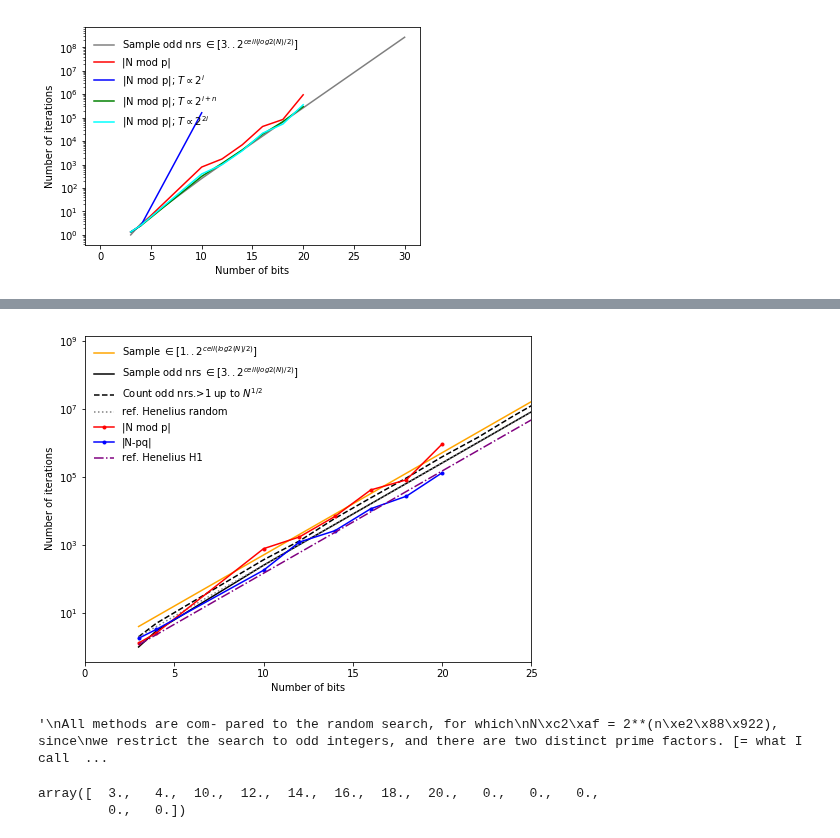
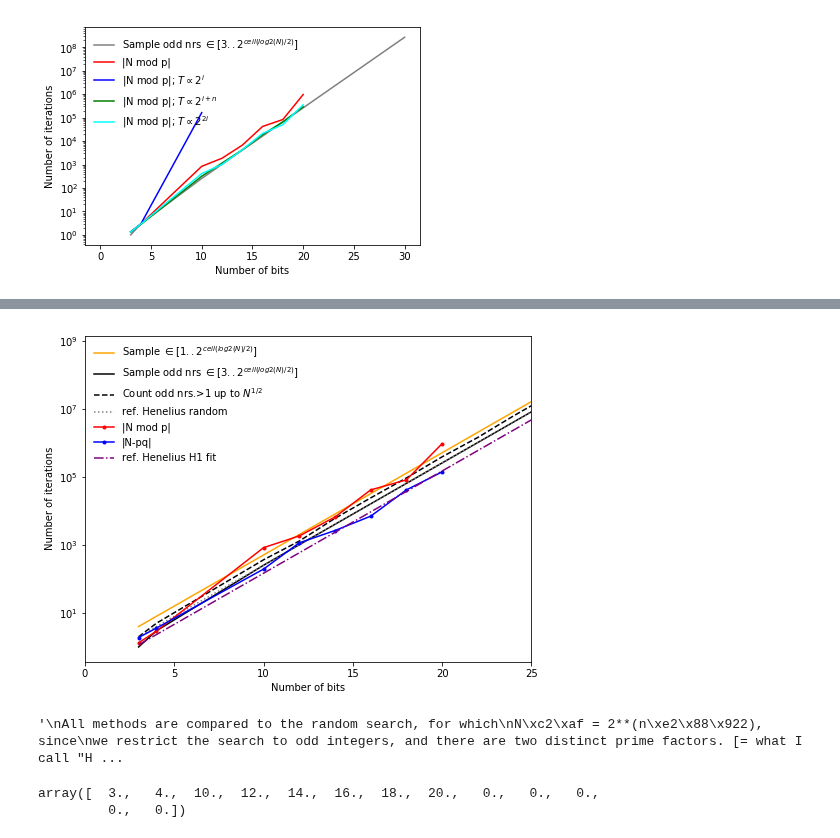
Before and after one commit to lican81/A0_DUT, a Jupyter notebook: GUI/Thomas/sandbox_prime_factorization.ipynb, the cells around one changed output, grey strips where cells are left out. Drawn from its saved outputs; the diff is of its cells as text; code cells hidden in the pictures.

```diff
--- a/GUI/Thomas/sandbox_prime_factorization.ipynb
+++ b/GUI/Thomas/sandbox_prime_factorization.ipynb
@@ -220,10 +220,10 @@ def perform_prime_factorization(problem_and_sol_arr,num_runs = 1000, max_iter =
                 #check whether we accept flip
                 u=random.random()
 
-                if check_prime_found and E_new>0:#this check only needs to be done of E_new>0, otherwise we already know
-                    for prime_factor in [p_new,q_new]:#Note: in principle we should only check the one that has changed!
-                        if (prime_factor>1) and ((N%prime_factor)==0):
-                            prime_found=True
+                if check_prime_found and (E_fun_type>0) and E_new>0:#this check only needs to be done of E_new>0, otherwise we already know
+                    prime_factor=p_new if p_new!=p_old else q_new#Note: in principle we should only check the one that has changed!
+                    if (prime_factor>1) and ((N%prime_factor)==0):
+                        prime_found=True
 
 
                 #T can be bit position dependent if we want.
@@ -715,38 +715,38 @@ Elapsed (after compilation) = 20.021999836
 # %%
 #TODO: errorbars in this loglog plot, code can be found here: https://matplotlib.org/2.0.2/examples/pylab_examples/log_demo.html.
 
 plt.figure(4,figsize=(8,6))
 plt.semilogy(problem_and_sol_arr[:,0],2**(problem_and_sol_arr[:,0])/2.,"orange",label="Sample $\in[1..2^{ceil(log2(N)/2)}]$")
 # ..-1 because 1 is not our prime number
 plt.semilogy(problem_and_sol_arr[:,0],(2**(problem_and_sol_arr[:,0])/2.+1)//2-1,"k",label="Sample odd nrs $\in[3..2^{ceil(log2(N)/2)}]$")
 #plt.semilogy(problem_and_sol_arr[:,0],problem_and_sol_arr[:,-1]**.5,"k--",label=r"Count up to $N^{1/2}$")
 plt.semilogy(problem_and_sol_arr[:,0],np.floor(problem_and_sol_arr[:,-1]**.5+1)//2-1,"k--",label=r"Count odd nrs.>1 up to $N^{1/2}$")
 plt.semilogy(problem_and_sol_arr[:,0],2**(problem_and_sol_arr[:,0]-2),":",color="gray",label=r"ref. Henelius random")
 plt.semilogy(data_arr[:,0],data_arr[:,1],"r.-",label=r"|N mod p|")
 plt.semilogy(data_arr_Eft1[:,0],data_arr_Eft1[:,1],"b.-",label=r"|N-pq|")
-plt.semilogy(problem_and_sol_arr[:,0],0.58*2**(problem_and_sol_arr[:,0]-2),"-.",color="purple",label=r"ref. Henelius H1")
+plt.semilogy(problem_and_sol_arr[:,0],0.58*2**(problem_and_sol_arr[:,0]-2),"-.",color="purple",label=r"ref. Henelius H1 fit")
 leg=plt.legend(loc=0)
 leg.draw_frame(False)
 plt.xlabel("Number of bits")
 plt.ylabel("Number of iterations")
 plt.xlim(0,25)
 #TODO: plot errorbars.
 plt.show()
 
 """
-All methods are com- pared to the random search, for which
+All methods are compared to the random search, for which
 N¯ = 2**(n−2), since
 we restrict the search to odd integers, and there are two distinct prime factors. [= what I call "Henelius random search"]
 --> this only works for the specific case where we know that both prime numbers can be represented using an
     equal amount of bits, which is not always the case!
 
-We notice that all methods rep- resent slight improvements over the random search,
+We notice that all methods represent slight improvements over the random search,
 but no model works better than H1 (absolute value), which scales like 0.58×2n−2 and
 requires about half the number of visited states compared to a random search.
 """
 # %% [output]
-[figure, old version]
+[figure, new version]
-'\nAll methods are com- pared to the random search, for which\nN\xc2\xaf = 2**(n\xe2\x88\x922), since\nwe restrict the search to odd integers, and there are two distinct prime factors. [= what I call  ...
+'\nAll methods are compared to the random search, for which\nN\xc2\xaf = 2**(n\xe2\x88\x922), since\nwe restrict the search to odd integers, and there are two distinct prime factors. [= what I call "H ...
 # %%
 data_arr[0,1];data_arr_Eft1[:,0]
 # %% [output]
```
Also changed, not shown: parts of 11 cells of this notebook.
